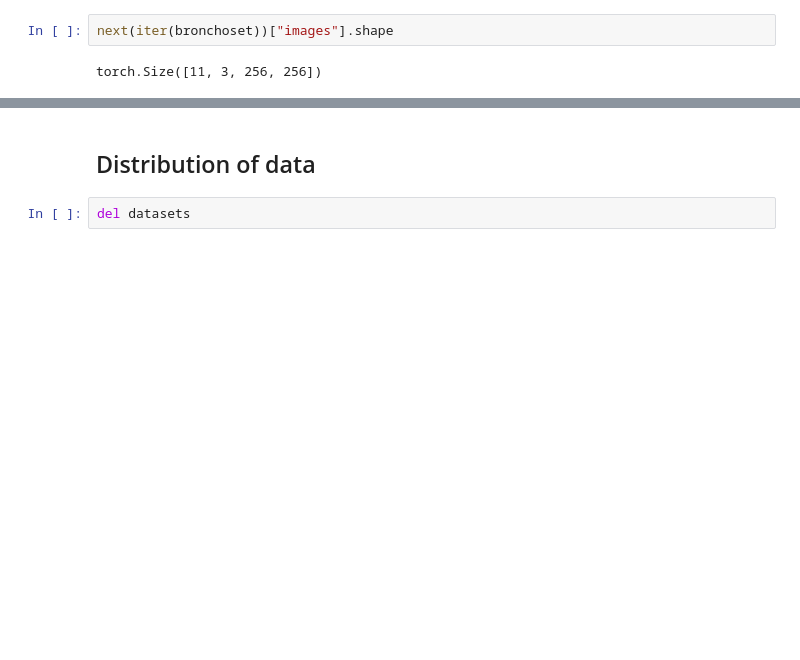
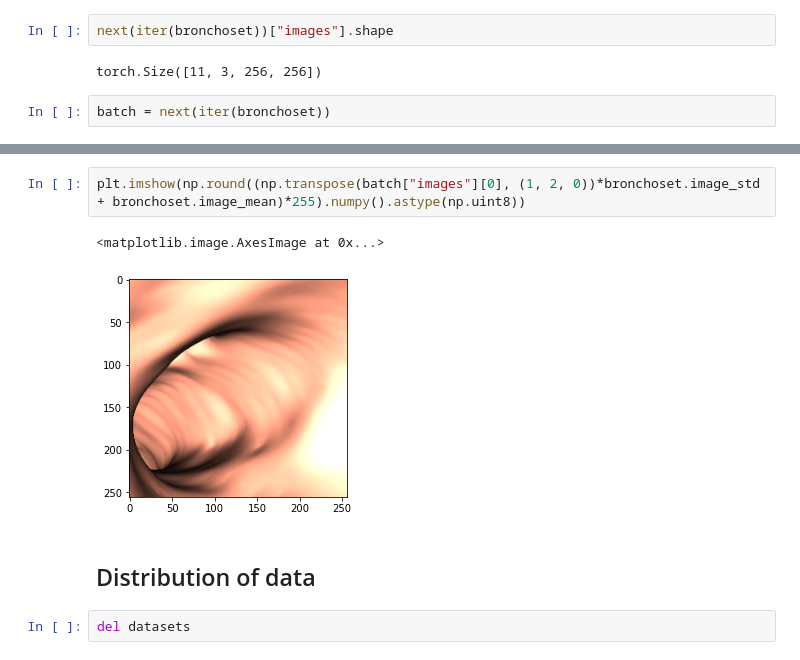
Before and after one commit to BCJuan/BronchoTrack, a Jupyter notebook: experiments/analysis.ipynb, the cells around one changed output, grey strips where cells are left out. Cells and saved outputs as stored; diff of their text form; blank space fills up the shorter version.

```diff
--- a/experiments/analysis.ipynb
+++ b/experiments/analysis.ipynb
@@ -103,3 +98,5 @@ bronchoset = datasets.BronchoDataset("data/cleaned/train", "data/raw_data")
 next(iter(bronchoset))["images"].shape
 # %% [output]
 torch.Size([11, 3, 256, 256])
+# %%
+batch = next(iter(bronchoset))
@@ -106,3 +117,8 @@ torch.Size([11, 3, 256, 256])
+# %%
+plt.imshow(np.round((np.transpose(batch["images"][0], (1, 2, 0))*bronchoset.image_std + bronchoset.image_mean)*255).numpy().astype(np.uint8))
+# %% [output]
+<matplotlib.image.AxesImage at 0x...>
+[figure, added]
 # %% [markdown]
 ## Distribution of data
 # %%
```
Also changed, not shown: parts of 4 cells of this notebook, 6 other files.
